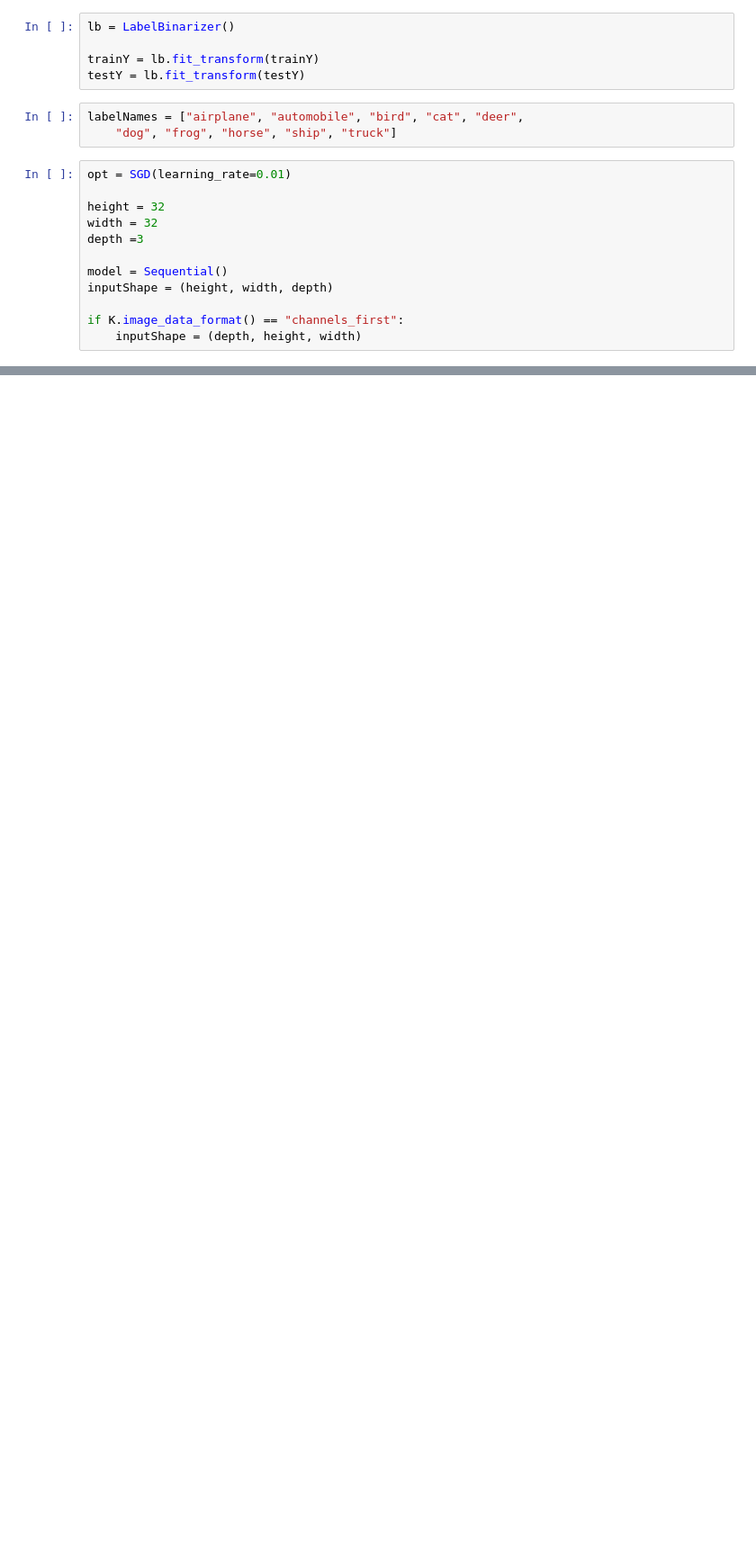
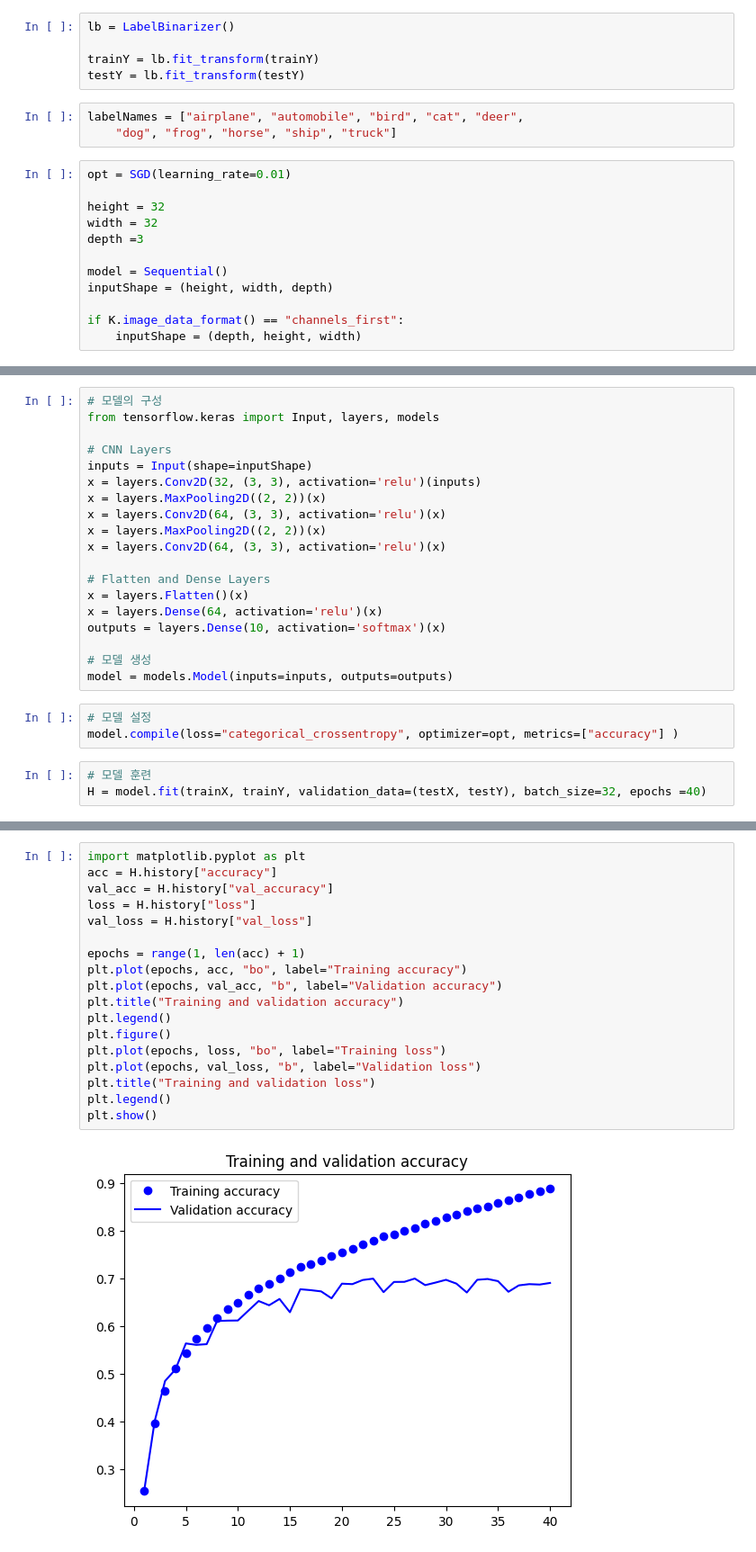
Before and after one commit to yleessam/2501_dl_env_colab, a Jupyter notebook: 8_1_CNN_cifar10.ipynb, the cells around one changed output, grey strips where cells are left out. Shown at 90% size. Saved outputs shown, nothing was run; the diff lists cells and outputs as text; blank space fills up the shorter version.

```diff
--- a/8_1_CNN_cifar10.ipynb
+++ b/8_1_CNN_cifar10.ipynb
@@ -57,0 +49,25 @@ if K.image_data_format() == "channels_first":
+# %%
+# 모델의 구성
+from tensorflow.keras import Input, layers, models
+
+# CNN Layers
+inputs = Input(shape=inputShape)
+x = layers.Conv2D(32, (3, 3), activation='relu')(inputs)
+x = layers.MaxPooling2D((2, 2))(x)
+x = layers.Conv2D(64, (3, 3), activation='relu')(x)
+x = layers.MaxPooling2D((2, 2))(x)
+x = layers.Conv2D(64, (3, 3), activation='relu')(x)
+
+# Flatten and Dense Layers
+x = layers.Flatten()(x)
+x = layers.Dense(64, activation='relu')(x)
+outputs = layers.Dense(10, activation='softmax')(x)
+
+# 모델 생성
+model = models.Model(inputs=inputs, outputs=outputs)
+# %%
+# 모델 설정
+model.compile(loss="categorical_crossentropy", optimizer=opt, metrics=["accuracy"] )
+# %%
+# 모델 훈련
+H = model.fit(trainX, trainY, validation_data=(testX, testY), batch_size=32, epochs =40)
@@ -57,0 +115,20 @@ if K.image_data_format() == "channels_first":
+# %%
+import matplotlib.pyplot as plt
+acc = H.history["accuracy"]
+val_acc = H.history["val_accuracy"]
+loss = H.history["loss"]
+val_loss = H.history["val_loss"]
+
+epochs = range(1, len(acc) + 1)
+plt.plot(epochs, acc, "bo", label="Training accuracy")
+plt.plot(epochs, val_acc, "b", label="Validation accuracy")
+plt.title("Training and validation accuracy")
+plt.legend()
+plt.figure()
+plt.plot(epochs, loss, "bo", label="Training loss")
+plt.plot(epochs, val_loss, "b", label="Validation loss")
+plt.title("Training and validation loss")
+plt.legend()
+plt.show()
+# %% [output]
+[figure, added]
```
Also changed, not shown: parts of 22 cells of this notebook.
